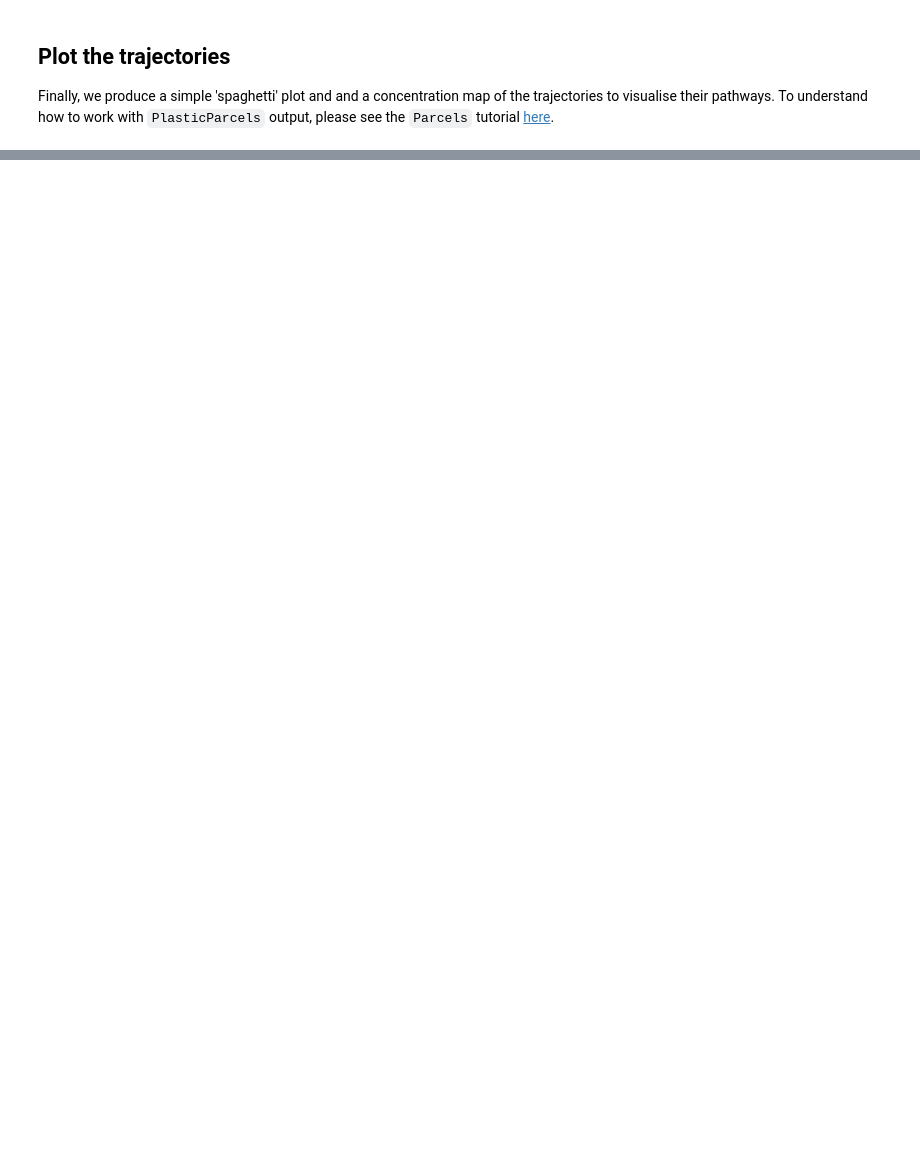
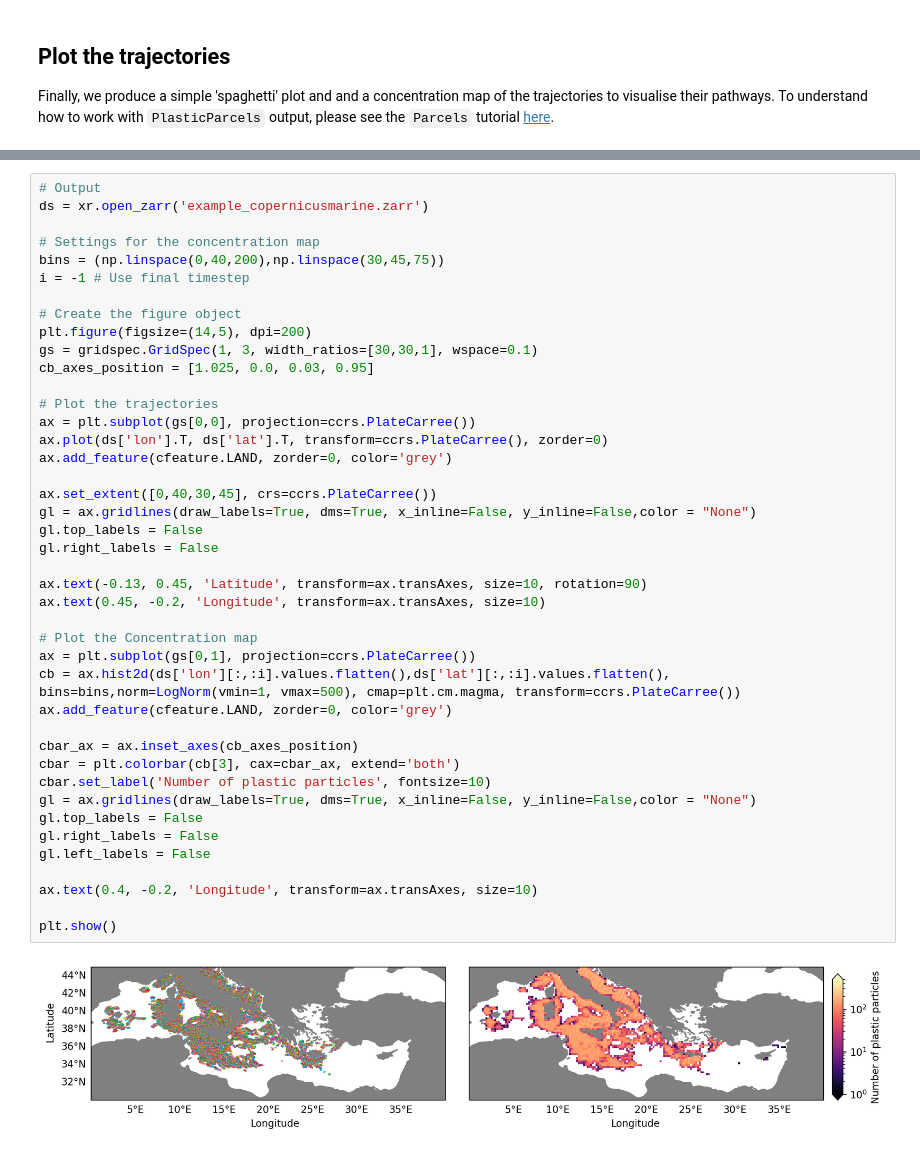
Before and after one commit to Parcels-code/plasticparcels, a Jupyter notebook: docs/examples/example_copernicusmarine.ipynb, the cells around one changed output, grey strips where cells are left out. Cells and saved outputs as stored; diff of their text form; blank space fills up the shorter version.

Commit message:
Finalise the copernicusmarine example.

```diff
--- a/docs/examples/example_copernicusmarine.ipynb
+++ b/docs/examples/example_copernicusmarine.ipynb
@@ -210,0 +108,44 @@ plt.show()
+# %%
+# Output
+ds = xr.open_zarr('example_copernicusmarine.zarr')
+
+# Settings for the concentration map
+bins = (np.linspace(0,40,200),np.linspace(30,45,75))
+i = -1 # Use final timestep
+
+# Create the figure object
+plt.figure(figsize=(14,5), dpi=200)
+gs = gridspec.GridSpec(1, 3, width_ratios=[30,30,1], wspace=0.1)
+cb_axes_position = [1.025, 0.0, 0.03, 0.95]
+
+# Plot the trajectories
+ax = plt.subplot(gs[0,0], projection=ccrs.PlateCarree())
+ax.plot(ds['lon'].T, ds['lat'].T, transform=ccrs.PlateCarree(), zorder=0)
+ax.add_feature(cfeature.LAND, zorder=0, color='grey')
+
+ax.set_extent([0,40,30,45], crs=ccrs.PlateCarree())
+gl = ax.gridlines(draw_labels=True, dms=True, x_inline=False, y_inline=False,color = "None")
+gl.top_labels = False
+gl.right_labels = False
+
+ax.text(-0.13, 0.45, 'Latitude', transform=ax.transAxes, size=10, rotation=90)
+ax.text(0.45, -0.2, 'Longitude', transform=ax.transAxes, size=10)
+
+# Plot the Concentration map
+ax = plt.subplot(gs[0,1], projection=ccrs.PlateCarree())
+cb = ax.hist2d(ds['lon'][:,:i].values.flatten(),ds['lat'][:,:i].values.flatten(), bins=bins,norm=LogNorm(vmin=1, vmax=500), cmap=plt.cm.magma, transform=ccrs.PlateCarree())
+ax.add_feature(cfeature.LAND, zorder=0, color='grey')
+
+cbar_ax = ax.inset_axes(cb_axes_position)
+cbar = plt.colorbar(cb[3], cax=cbar_ax, extend='both')
+cbar.set_label('Number of plastic particles', fontsize=10)
+gl = ax.gridlines(draw_labels=True, dms=True, x_inline=False, y_inline=False,color = "None")
+gl.top_labels = False
+gl.right_labels = False
+gl.left_labels = False
+
+ax.text(0.4, -0.2, 'Longitude', transform=ax.transAxes, size=10)
+
+plt.show()
+# %% [output]
+[figure, added]
```
Also changed, not shown: parts of 16 cells of this notebook, 2 other files.
